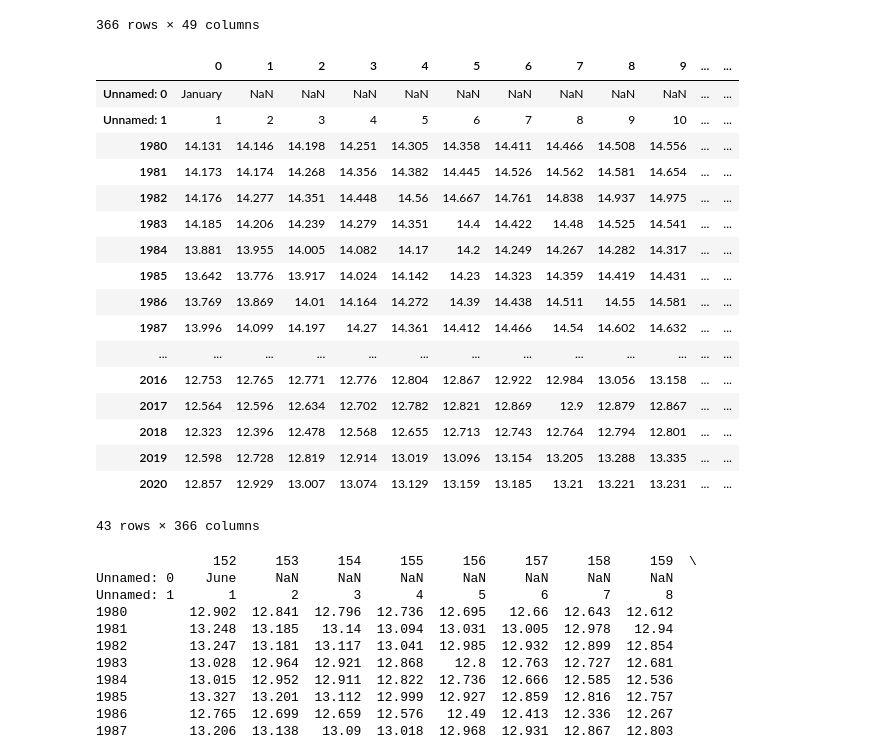
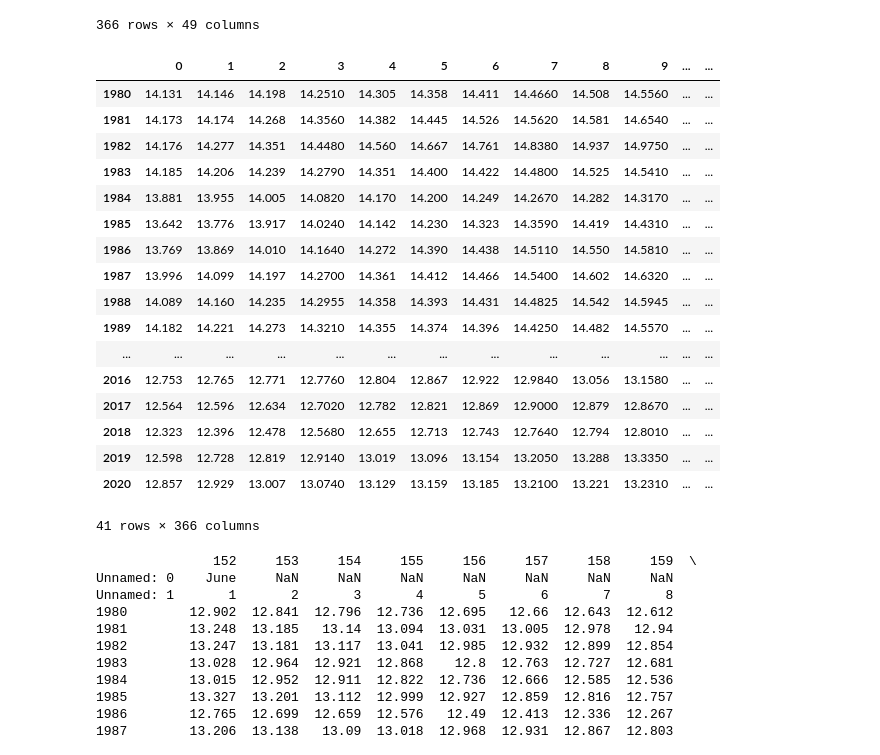
Before and after one commit to wxwizard/hydro_project, a Jupyter notebook: seaice_data.ipynb, the cells around one changed output. Saved outputs shown, nothing was run; the diff lists cells and outputs as text; code cells hidden in the pictures.

Commit message:
Updated sea ice data to calculate means

```diff
--- a/seaice_data.ipynb
+++ b/seaice_data.ipynb
@@ -22,29 +22,29 @@ extent
 366 rows × 49 columns
 # %%
 extent = extent.T
-extent = extent.drop([1978, 1979, 2021, 2022, '1981-2010 mean', '1981-2010 median'])
-# extent = extent.astype('float')
-# extent = extent.interpolate(method='linear', axis=0)
+extent = extent.drop([1978, 1979, 2021, 2022, 'Unnamed: 0', 'Unnamed: 1', '1981-2010 mean', '1981-2010 median'])
+extent = extent.astype('float')
+extent = extent.interpolate(method='linear', axis=0)
 extent
 # %% [output]
 |  | 0 | 1 | 2 | 3 | 4 | 5 | 6 | 7 | 8 | 9 | ... | ... |
-| Unnamed: 0 | January | NaN | NaN | NaN | NaN | NaN | NaN | NaN | NaN | NaN | ... | ... |
-| Unnamed: 1 | 1 | 2 | 3 | 4 | 5 | 6 | 7 | 8 | 9 | 10 | ... | ... |
-| 1980 | 14.131 | 14.146 | 14.198 | 14.251 | 14.305 | 14.358 | 14.411 | 14.466 | 14.508 | 14.556 | ... | ... |
-| 1981 | 14.173 | 14.174 | 14.268 | 14.356 | 14.382 | 14.445 | 14.526 | 14.562 | 14.581 | 14.654 | ... | ... |
-| 1982 | 14.176 | 14.277 | 14.351 | 14.448 | 14.56 | 14.667 | 14.761 | 14.838 | 14.937 | 14.975 | ... | ... |
-| 1983 | 14.185 | 14.206 | 14.239 | 14.279 | 14.351 | 14.4 | 14.422 | 14.48 | 14.525 | 14.541 | ... | ... |
-| 1984 | 13.881 | 13.955 | 14.005 | 14.082 | 14.17 | 14.2 | 14.249 | 14.267 | 14.282 | 14.317 | ... | ... |
-| 1985 | 13.642 | 13.776 | 13.917 | 14.024 | 14.142 | 14.23 | 14.323 | 14.359 | 14.419 | 14.431 | ... | ... |
-| 1986 | 13.769 | 13.869 | 14.01 | 14.164 | 14.272 | 14.39 | 14.438 | 14.511 | 14.55 | 14.581 | ... | ... |
-| 1987 | 13.996 | 14.099 | 14.197 | 14.27 | 14.361 | 14.412 | 14.466 | 14.54 | 14.602 | 14.632 | ... | ... |
+| 1980 | 14.131 | 14.146 | 14.198 | 14.2510 | 14.305 | 14.358 | 14.411 | 14.4660 | 14.508 | 14.5560 | ... | ... |
+| 1981 | 14.173 | 14.174 | 14.268 | 14.3560 | 14.382 | 14.445 | 14.526 | 14.5620 | 14.581 | 14.6540 | ... | ... |
+| 1982 | 14.176 | 14.277 | 14.351 | 14.4480 | 14.560 | 14.667 | 14.761 | 14.8380 | 14.937 | 14.9750 | ... | ... |
+| 1983 | 14.185 | 14.206 | 14.239 | 14.2790 | 14.351 | 14.400 | 14.422 | 14.4800 | 14.525 | 14.5410 | ... | ... |
+| 1984 | 13.881 | 13.955 | 14.005 | 14.0820 | 14.170 | 14.200 | 14.249 | 14.2670 | 14.282 | 14.3170 | ... | ... |
+| 1985 | 13.642 | 13.776 | 13.917 | 14.0240 | 14.142 | 14.230 | 14.323 | 14.3590 | 14.419 | 14.4310 | ... | ... |
+| 1986 | 13.769 | 13.869 | 14.010 | 14.1640 | 14.272 | 14.390 | 14.438 | 14.5110 | 14.550 | 14.5810 | ... | ... |
+| 1987 | 13.996 | 14.099 | 14.197 | 14.2700 | 14.361 | 14.412 | 14.466 | 14.5400 | 14.602 | 14.6320 | ... | ... |
+| 1988 | 14.089 | 14.160 | 14.235 | 14.2955 | 14.358 | 14.393 | 14.431 | 14.4825 | 14.542 | 14.5945 | ... | ... |
+| 1989 | 14.182 | 14.221 | 14.273 | 14.3210 | 14.355 | 14.374 | 14.396 | 14.4250 | 14.482 | 14.5570 | ... | ... |
 | ... | ... | ... | ... | ... | ... | ... | ... | ... | ... | ... | ... | ... |
-| 2016 | 12.753 | 12.765 | 12.771 | 12.776 | 12.804 | 12.867 | 12.922 | 12.984 | 13.056 | 13.158 | ... | ... |
-| 2017 | 12.564 | 12.596 | 12.634 | 12.702 | 12.782 | 12.821 | 12.869 | 12.9 | 12.879 | 12.867 | ... | ... |
-| 2018 | 12.323 | 12.396 | 12.478 | 12.568 | 12.655 | 12.713 | 12.743 | 12.764 | 12.794 | 12.801 | ... | ... |
-| 2019 | 12.598 | 12.728 | 12.819 | 12.914 | 13.019 | 13.096 | 13.154 | 13.205 | 13.288 | 13.335 | ... | ... |
-| 2020 | 12.857 | 12.929 | 13.007 | 13.074 | 13.129 | 13.159 | 13.185 | 13.21 | 13.221 | 13.231 | ... | ... |
+| 2016 | 12.753 | 12.765 | 12.771 | 12.7760 | 12.804 | 12.867 | 12.922 | 12.9840 | 13.056 | 13.1580 | ... | ... |
+| 2017 | 12.564 | 12.596 | 12.634 | 12.7020 | 12.782 | 12.821 | 12.869 | 12.9000 | 12.879 | 12.8670 | ... | ... |
+| 2018 | 12.323 | 12.396 | 12.478 | 12.5680 | 12.655 | 12.713 | 12.743 | 12.7640 | 12.794 | 12.8010 | ... | ... |
+| 2019 | 12.598 | 12.728 | 12.819 | 12.9140 | 13.019 | 13.096 | 13.154 | 13.2050 | 13.288 | 13.3350 | ... | ... |
+| 2020 | 12.857 | 12.929 | 13.007 | 13.0740 | 13.129 | 13.159 | 13.185 | 13.2100 | 13.221 | 13.2310 | ... | ... |
-43 rows × 366 columns
+41 rows × 366 columns
 # %%
 print(extent.loc[:,152:243])
 # %% [output]
```
Also changed, not shown: parts of 1 cell of this notebook.
